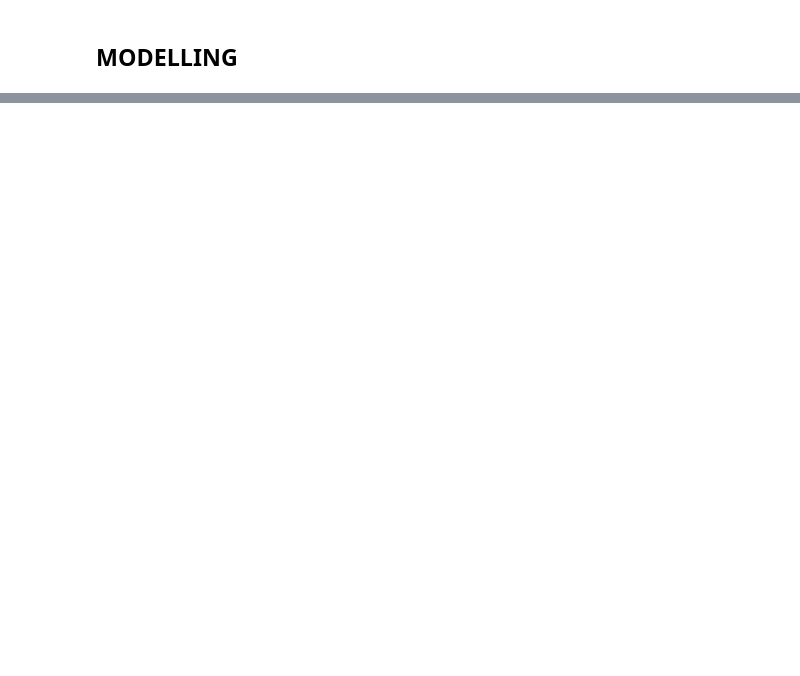
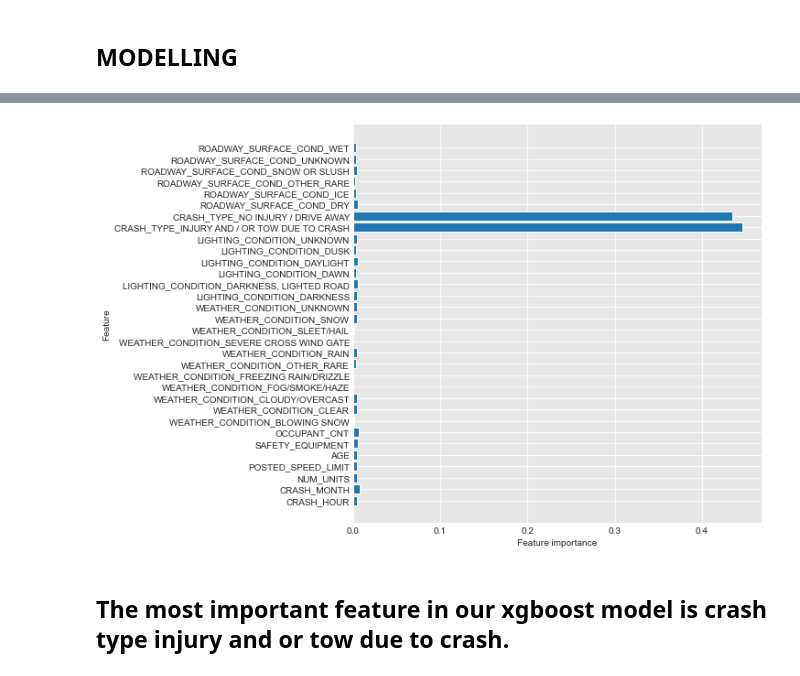
Before and after one commit to Victor-Mufasa/Phase-4-Project, a Jupyter notebook: index.ipynb, the cells around one changed output, grey strips where cells are left out. Cells and saved outputs as stored; diff of their text form; code cells hidden in the pictures; blank space fills up the shorter version.

```diff
--- a/index.ipynb
+++ b/index.ipynb
@@ -445,0 +441,2 @@ memory usage: 5.5+ MB
+# %%
+X_train, X_test, y_train, y_test = train_test_split(features, target, test_size=0.3, random_state=42, stratify=target)
@@ -445,0 +588,12 @@ memory usage: 5.5+ MB
+# %%
+rf = RandomForestClassifier(
+    n_estimators=30,
+    class_weight='balanced',
+    max_depth=None,
+    min_samples_leaf=1,
+    min_samples_split=2,
+    max_features='sqrt',
+    random_state=42,
+    n_jobs=-1
+)
+rf.fit(X_train_res, y_train_res)
@@ -445,0 +640,14 @@ memory usage: 5.5+ MB
+# %%
+scale_pos_weight = (
+    y_train.value_counts()[0] / y_train.value_counts()[1]
+)
+model = XGBClassifier(
+    n_estimators=400,
+    learning_rate=0.03,
+    subsample=0.8,
+    colsample_bytree=0.8,
+    scale_pos_weight=scale_pos_weight,
+    eval_metric='aucpr',
+    random_state=42
+)
+model.fit(X_train_res, y_train_res)
@@ -445,0 +666,15 @@ memory usage: 5.5+ MB
+# %%
+param_grid = {
+    'max_depth': [3, 4, 5],
+    'min_child_weight': [5, 10, 20],
+    'gamma': [0, 1, 5]
+}
+grid = GridSearchCV(
+    model,
+    param_grid,
+    scoring='f1',
+    cv=3,
+    n_jobs=-1
+)
+grid.fit(X_train_res, y_train_res)
+best_model = grid.best_estimator_
@@ -445,0 +693,6 @@ memory usage: 5.5+ MB
+# %%
+plot_feature_importances(best_model)
+# %% [output]
+[figure, added]
+# %% [markdown]
+## The most important feature in our xgboost model is crash type injury and or tow due to crash.
```
Also changed, not shown: parts of 63 cells of this notebook.
